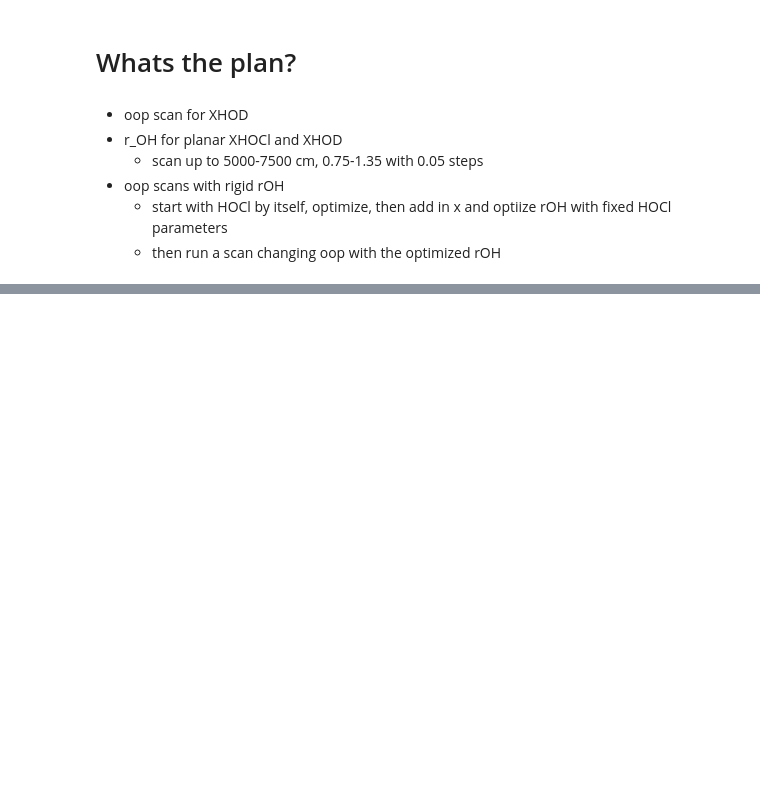
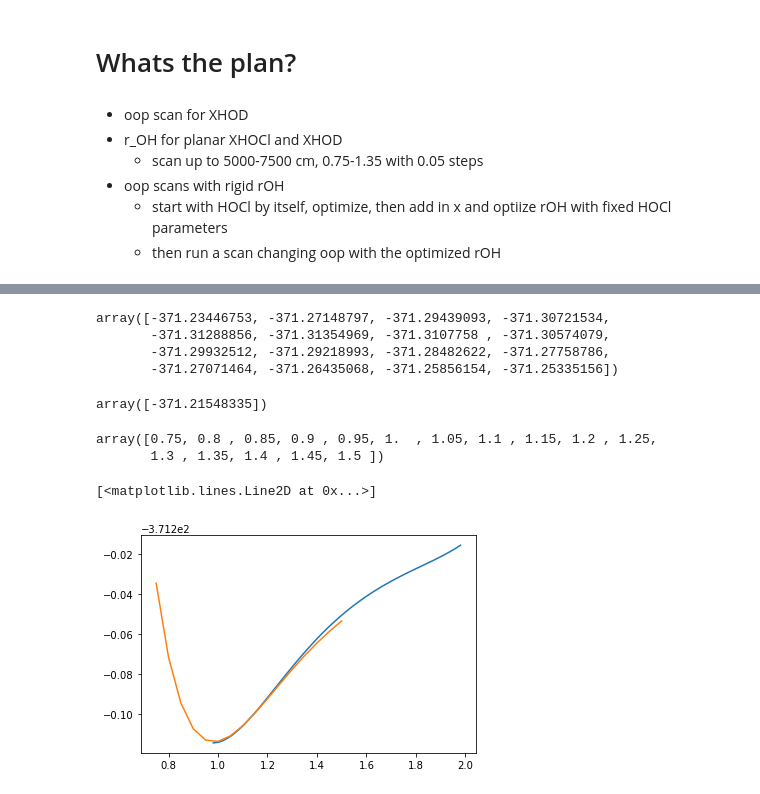
Before and after one commit to cgavinh/mccoy_hocl, a Jupyter notebook: Untitled.ipynb, the cells around one changed output, grey strips where cells are left out. Drawn from its saved outputs; the diff is of its cells as text; code cells hidden in the pictures; blank space fills up the shorter version.

```diff
--- a/Untitled.ipynb
+++ b/Untitled.ipynb
@@ -749,0 +918,9 @@ TypeError: _split_dispatcher() missing 1 required positional argument: 'indices_
+# %%
+ihod = gt.FchkInterpreter(fchks=sorted(glob.glob("rOH_s_oop_0/ihod/ihod_rOH*.fchk")))
+# %%
+ihod.MP2Energy
+# %% [output]
+array([-371.23446753, -371.27148797, -371.29439093, -371.30721534,
+       -371.31288856, -371.31354969, -371.3107758 , -371.30574079,
+       -371.29932512, -371.29218993, -371.28482622, -371.27758786,
+       -371.27071464, -371.26435068, -371.25856154, -371.25335156])
@@ -749,0 +929,4 @@ TypeError: _split_dispatcher() missing 1 required positional argument: 'indices_
+# %%
+anne_ihoh.MP2Energy
+# %% [output]
+array([-371.21548335])
@@ -749,0 +985,14 @@ TypeError: _split_dispatcher() missing 1 required positional argument: 'indices_
+# %%
+np.linspace(0.75, 1.50, 16)
+# %% [output]
+array([0.75, 0.8 , 0.85, 0.9 , 0.95, 1.  , 1.05, 1.1 , 1.15, 1.2 , 1.25,
+       1.3 , 1.35, 1.4 , 1.45, 1.5 ])
+# %%
+fig = plt.figure()
+ax = plt.axes()
+
+ax.plot(np.linspace(0.98055084, 1.98055084, 51), anne_ihoh_energy)
+ax.plot(np.linspace(0.75, 1.50, 16), ihod.MP2Energy)
+# %% [output]
+[<matplotlib.lines.Line2D at 0x...>]
+[figure, added]
```
Also changed, not shown: parts of 25 cells of this notebook, 2 other files.
